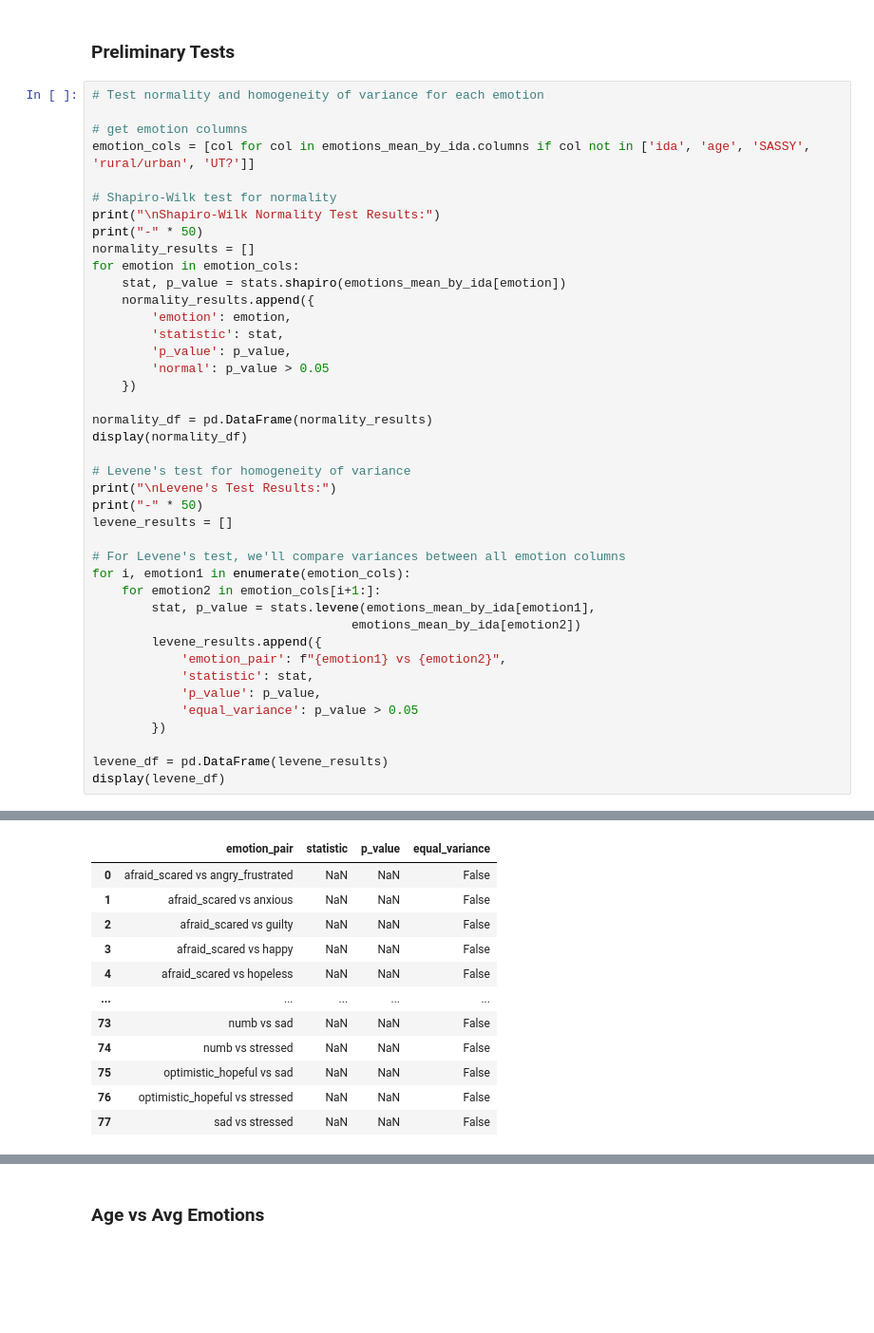
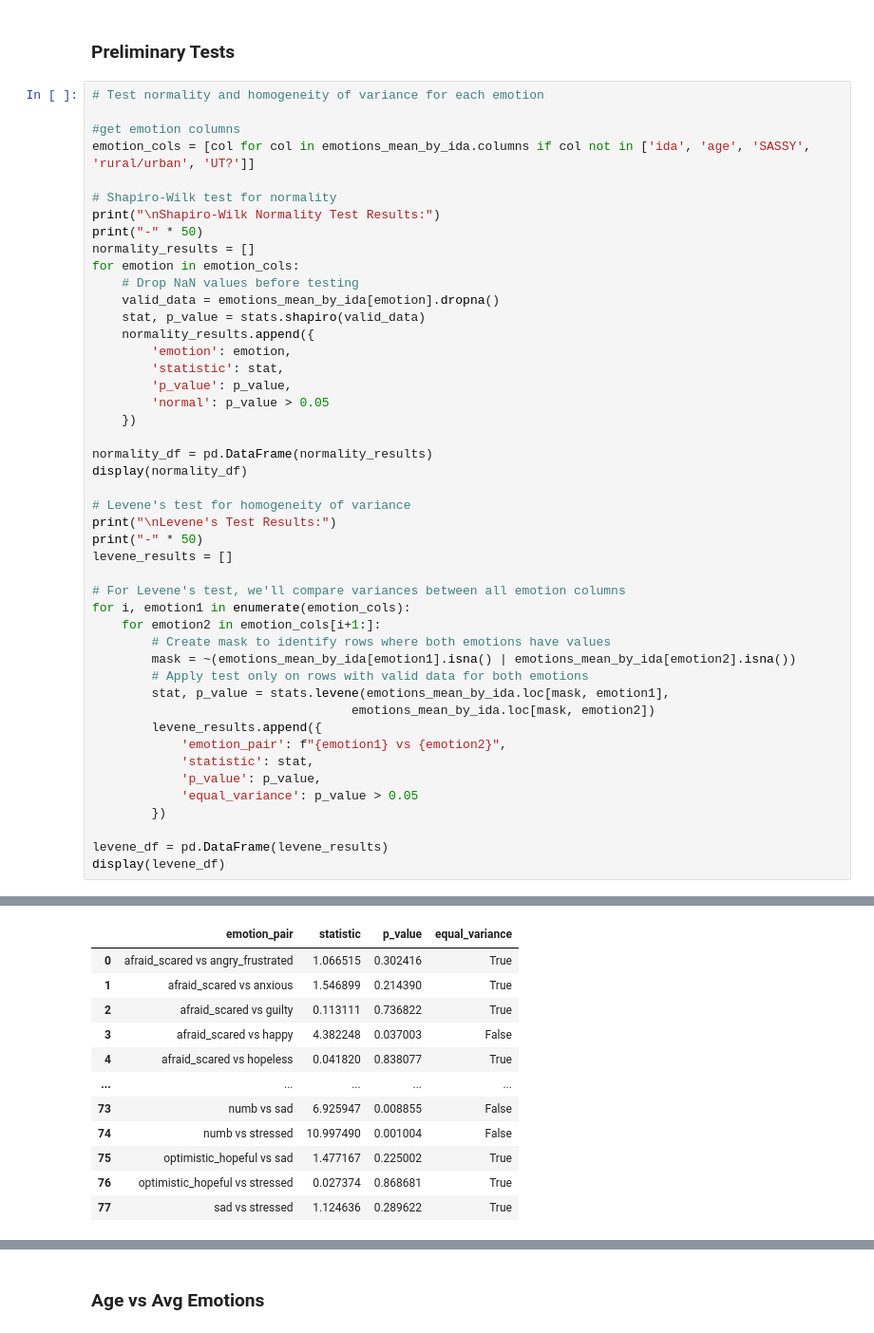
Before and after one commit to Hailcyon/AISL-data-analysis, a Jupyter notebook: average_emot_tests.ipynb, the cells around one changed output, grey strips where cells are left out. Shown at 95% size. Drawn from its saved outputs; the diff is of its cells as text; blank space fills up the shorter version.

Commit message:
fixed null issue on preliminary normality tests

```diff
--- a/average_emot_tests.ipynb
+++ b/average_emot_tests.ipynb
@@ -56,7 +71,7 @@ display(emotions_mean_by_ida)
 # %%
 # Test normality and homogeneity of variance for each emotion
 
-# get emotion columns
+#get emotion columns
 emotion_cols = [col for col in emotions_mean_by_ida.columns if col not in ['ida', 'age', 'SASSY', 'rural/urban', 'UT?']]
 
 # Shapiro-Wilk test for normality
@@ -64,7 +79,9 @@ print("\nShapiro-Wilk Normality Test Results:")
 print("-" * 50)
 normality_results = []
 for emotion in emotion_cols:
-    stat, p_value = stats.shapiro(emotions_mean_by_ida[emotion])
+    # Drop NaN values before testing
+    valid_data = emotions_mean_by_ida[emotion].dropna()
+    stat, p_value = stats.shapiro(valid_data)
     normality_results.append({
         'emotion': emotion,
         'statistic': stat,
@@ -83,8 +100,11 @@ levene_results = []
 # For Levene's test, we'll compare variances between all emotion columns
 for i, emotion1 in enumerate(emotion_cols):
     for emotion2 in emotion_cols[i+1:]:
-        stat, p_value = stats.levene(emotions_mean_by_ida[emotion1],
-                                   emotions_mean_by_ida[emotion2])
+        # Create mask to identify rows where both emotions have values
+        mask = ~(emotions_mean_by_ida[emotion1].isna() | emotions_mean_by_ida[emotion2].isna())
+        # Apply test only on rows with valid data for both emotions
+        stat, p_value = stats.levene(emotions_mean_by_ida.loc[mask, emotion1],
+                                   emotions_mean_by_ida.loc[mask, emotion2])
         levene_results.append({
             'emotion_pair': f"{emotion1} vs {emotion2}",
             'statistic': stat,
@@ -114,17 +134,17 @@ Shapiro-Wilk Normality Test Results:
 Levene's Test Results:
 --------------------------------------------------
 |  | emotion_pair | statistic | p_value | equal_variance |
-| 0 | afraid_scared vs angry_frustrated | NaN | NaN | False |
-| 1 | afraid_scared vs anxious | NaN | NaN | False |
-| 2 | afraid_scared vs guilty | NaN | NaN | False |
-| 3 | afraid_scared vs happy | NaN | NaN | False |
-| 4 | afraid_scared vs hopeless | NaN | NaN | False |
+| 0 | afraid_scared vs angry_frustrated | 1.066515 | 0.302416 | True |
+| 1 | afraid_scared vs anxious | 1.546899 | 0.214390 | True |
+| 2 | afraid_scared vs guilty | 0.113111 | 0.736822 | True |
+| 3 | afraid_scared vs happy | 4.382248 | 0.037003 | False |
+| 4 | afraid_scared vs hopeless | 0.041820 | 0.838077 | True |
 | ... | ... | ... | ... | ... |
-| 73 | numb vs sad | NaN | NaN | False |
-| 74 | numb vs stressed | NaN | NaN | False |
-| 75 | optimistic_hopeful vs sad | NaN | NaN | False |
-| 76 | optimistic_hopeful vs stressed | NaN | NaN | False |
-| 77 | sad vs stressed | NaN | NaN | False |
+| 73 | numb vs sad | 6.925947 | 0.008855 | False |
+| 74 | numb vs stressed | 10.997490 | 0.001004 | False |
+| 75 | optimistic_hopeful vs sad | 1.477167 | 0.225002 | True |
+| 76 | optimistic_hopeful vs stressed | 0.027374 | 0.868681 | True |
+| 77 | sad vs stressed | 1.124636 | 0.289622 | True |
 78 rows × 4 columns
 # %% [markdown]
 ### Age vs Avg Emotions
```
Also changed, not shown: parts of 7 cells of this notebook.
